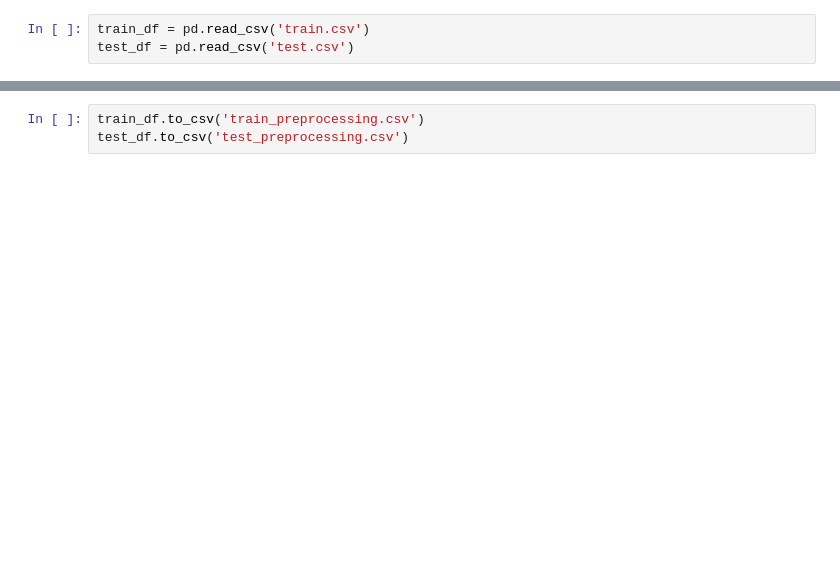
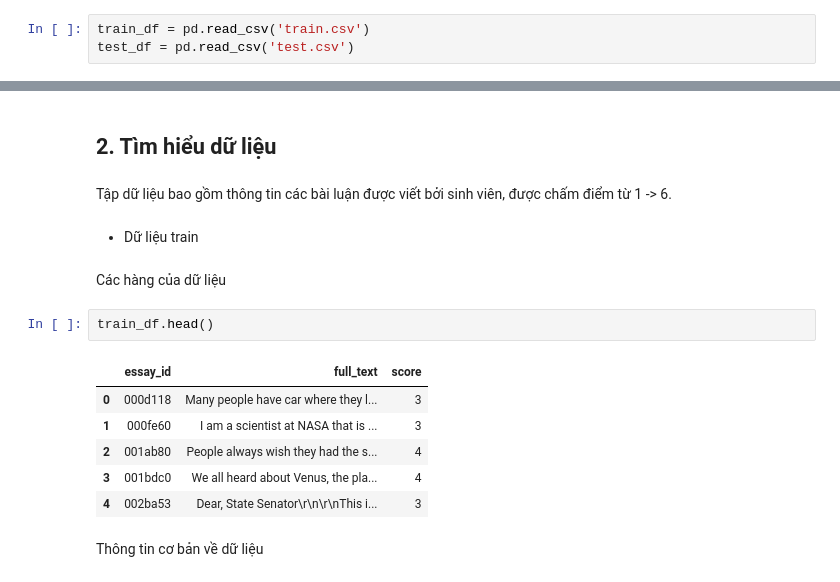
Before and after one commit to Siralexgon/PTDLTM, a Jupyter notebook: Tien-xu-ly.ipynb, the cells around one changed output, grey strips where cells are left out. Drawn from its saved outputs; the diff is of its cells as text; blank space fills up the shorter version.

```diff
--- a/Tien-xu-ly.ipynb
+++ b/Tien-xu-ly.ipynb
@@ -147,3 +28,19 @@ plt.show()
-# %%
-train_df.to_csv('train_preprocessing.csv')
-test_df.to_csv('test_preprocessing.csv')
+# %% [markdown]
+## 2. Tìm hiểu dữ liệu
+# %% [markdown]
+Tập dữ liệu bao gồm thông tin các bài luận được viết bởi sinh viên, được chấm điểm từ 1 -> 6.
+# %% [markdown]
+- Dữ liệu train
+# %% [markdown]
+Các hàng của dữ liệu
+# %%
+train_df.head()
+# %% [output]
+|  | essay_id | full_text | score |
+| 0 | 000d118 | Many people have car where they l... | 3 |
+| 1 | 000fe60 | I am a scientist at NASA that is ... | 3 |
+| 2 | 001ab80 | People always wish they had the s... | 4 |
+| 3 | 001bdc0 | We all heard about Venus, the pla... | 4 |
+| 4 | 002ba53 | Dear, State Senator\r\n\r\nThis i... | 3 |
+# %% [markdown]
+Thông tin cơ bản về dữ liệu
```
Also changed, not shown: parts of 43 cells of this notebook.
